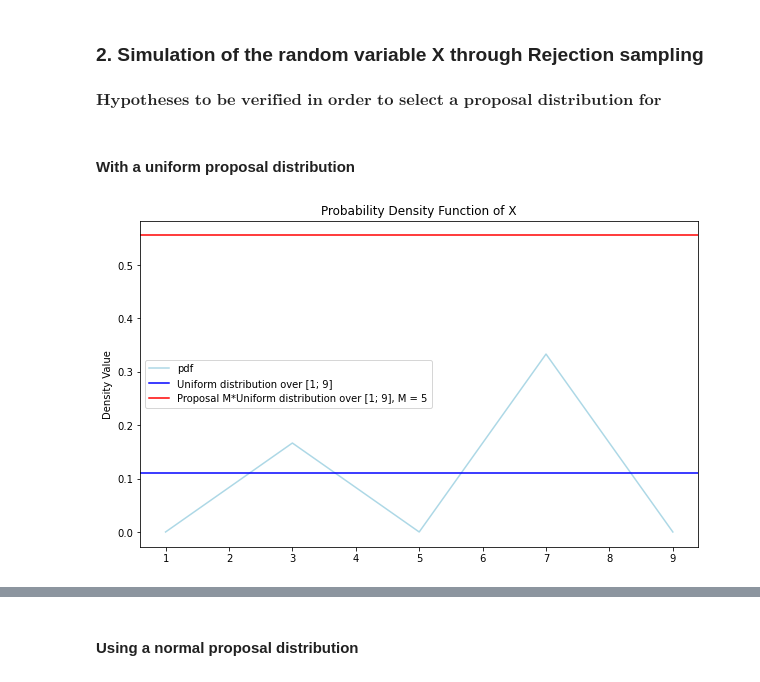
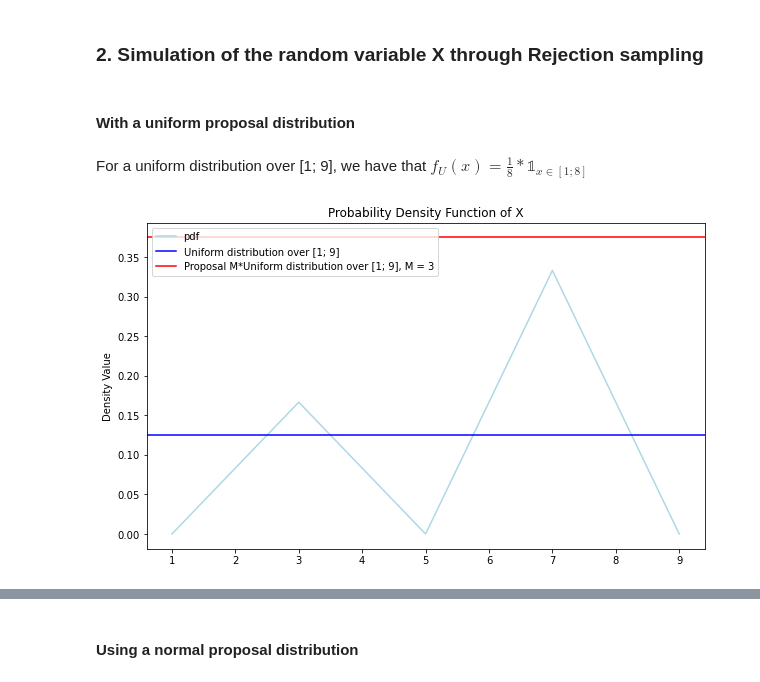
Before and after one commit to DavidAssaraf106/AM207, a Jupyter notebook: homework/HW3/AM207_HW3.ipynb, the cells around one changed output, grey strips where cells are left out. Drawn from its saved outputs; the diff is of its cells as text; code cells hidden in the pictures.

```diff
--- a/homework/HW3/AM207_HW3.ipynb
+++ b/homework/HW3/AM207_HW3.ipynb
@@ -82,9 +83,9 @@ Use inverse cdf sampling on each stratum.
 ### Vizualisation the distribution of X
 # %%
 x = np.linspace(1, 9, 1001)
-pdf = np.concatenate((1/12*(x[:251]-1), -1/12*(x[251:500]-5), 1/6*(x[500:751]-5), -1/6*(x[751:]-9)), axis = 0)
+plot_pdf_X = np.concatenate((1/12*(x[:251]-1), -1/12*(x[251:500]-5), 1/6*(x[500:751]-5), -1/6*(x[751:]-9)), axis = 0)
 plt.figure(figsize = (10, 6))
-plt.plot(x, pdf, color='lightblue', label = 'pdf')
+plt.plot(x, plot_pdf_X, color='lightblue', label = 'pdf')
 plt.title('Probability Density Function of X')
 plt.ylabel('Density Value')
 plt.legend(loc='best')
@@ -240,4 +240,2 @@ Through Naive Monte Carlo Estimate, the variance of our estimate is 0.0033865498
 # %% [markdown]
 ### 2. Simulation of the random variable X through Rejection sampling
-# %% [markdown]
-$\textbf{Hypotheses to be verified in order to select a proposal distribution for Rejection Sampling.}$
@@ -244,15 +251,15 @@ $\textbf{Hypotheses to be verified in order to select a proposal distribution fo
 # %% [markdown]
 #### With a uniform proposal distribution
+# %% [markdown]
+For a uniform distribution over [1; 9], we have that $f_U(x) = \frac{1}{8}*\mathbb{1}_{x \in [1;8]}$
 # %%
-x = np.linspace(1, 9, 1001)
-pdf = np.concatenate((1/12*(x[:251]-1), -1/12*(x[251:500]-5), 1/6*(x[500:751]-5), -1/6*(x[751:]-9)), axis = 0)
 plt.figure(figsize = (10, 6))
-plt.plot(x, pdf, color='lightblue', label = 'pdf')
-plt.axhline(y = 1/9, color='blue', label='Uniform distribution over [1; 9]')
-plt.axhline(y = 5*1/9, color='red', label='Proposal M*Uniform distribution over [1; 9], M = 5')
+plt.plot(np.linspace(1, 9, 1001), plot_pdf_X, color='lightblue', label = 'pdf')
+plt.axhline(y = 1/8, color='blue', label='Uniform distribution over [1; 9]')
+plt.axhline(y = 3*1/8, color='red', label='Proposal M*Uniform distribution over [1; 9], M = 3')
 plt.title('Probability Density Function of X')
 plt.ylabel('Density Value')
 plt.legend(loc='best')
 plt.show()
 # %% [output]
-[figure, old version]
+[figure, new version]
```
Also changed, not shown: parts of 86 cells of this notebook, 16 other files.
